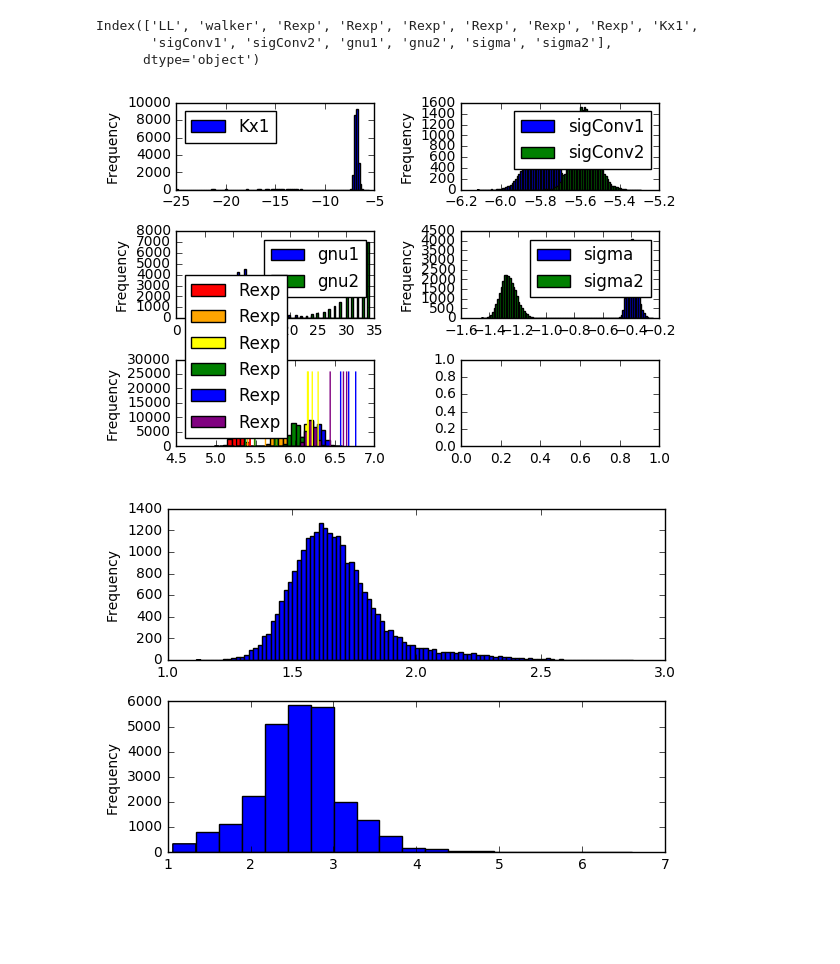
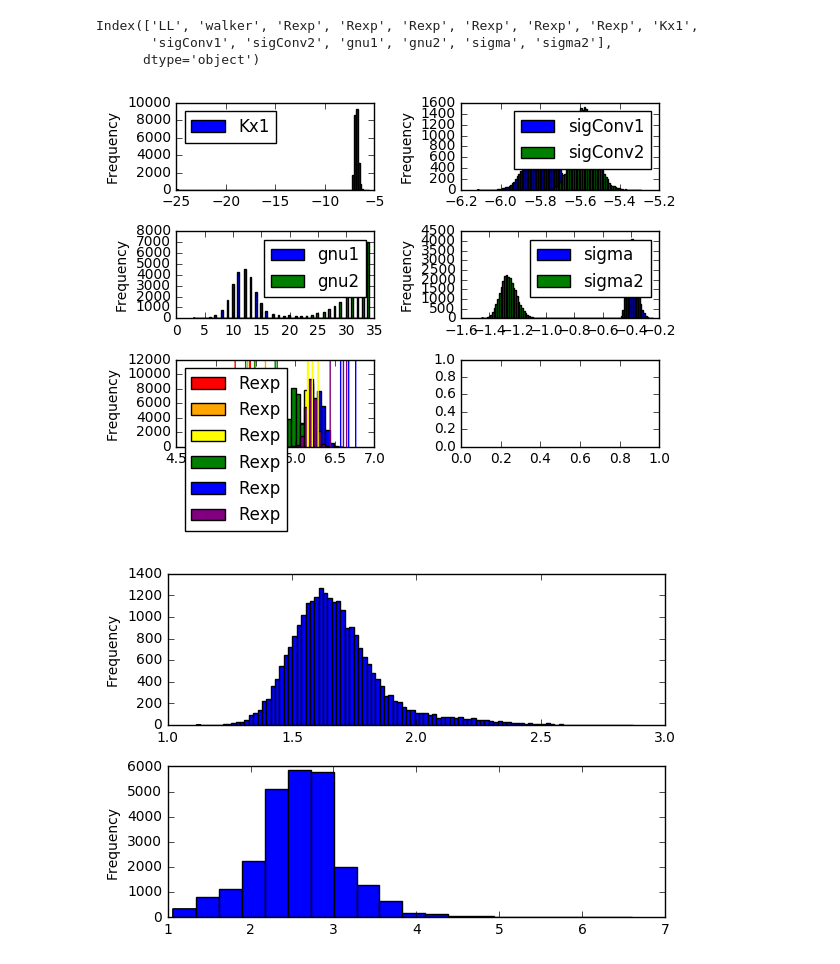
Before and after one commit to meyer-lab/FcgR-binding, a Jupyter notebook: MCMC histograms.ipynb, the cells around one changed output. Cells and saved outputs as stored; diff of their text form; code cells hidden in the pictures; blank space fills up the shorter version.

Commit message:
Fixed y-axis in receptor-expression fit histogram.

```diff
--- a/MCMC histograms.ipynb
+++ b/MCMC histograms.ipynb
@@ -24,25 +24,26 @@ dset = dset.iloc[300::,:]
 # %%
 print(dset.columns)
 
 fig, axes = plt.subplots(nrows=3, ncols=2)
 colors = ['red','orange','yellow','green','blue','purple']
 
 dset[['Kx1'     ]].plot.hist(ax=axes[0,0], bins = 100)
 dset[['sigConv1', 'sigConv2']].plot.hist(ax=axes[0,1], bins = 100)
 dset[['gnu1', 'gnu2'        ]].plot.hist(ax=axes[1,0], bins = 100)
 dset[['sigma', 'sigma2'     ]].plot.hist(ax=axes[1,1], bins = 100)
-dset[['Rexp'   ]].plot.hist(ax=axes[2,0], bins = 30,color=colors)
 for j in range(len(colors)):
     fcgr = Rquant[j]
     for meas in fcgr:
         axes[2,0].plot(np.repeat(meas,dset.shape[0]),np.arange(0,dset.shape[0]),color=colors[j])
+dset[['Rexp'   ]].plot.hist(ax=axes[2,0], bins = 30,color=colors)
+axes[2,0].set_ylim(0,12000)
 
 plt.tight_layout()
 # %% [output]
 Index(['LL', 'walker', 'Rexp', 'Rexp', 'Rexp', 'Rexp', 'Rexp', 'Rexp', 'Kx1',
        'sigConv1', 'sigConv2', 'gnu1', 'gnu2', 'sigma', 'sigma2'],
       dtype='object')
-[figure, old version]
+[figure, new version]
 # %%
 dset = dset.assign(sigDiff = lambda x: np.power(10, x.sigConv2 - x.sigConv1))
 dset = dset.assign(gnuDiff = lambda x: x.gnu2 / x.gnu1)
```
